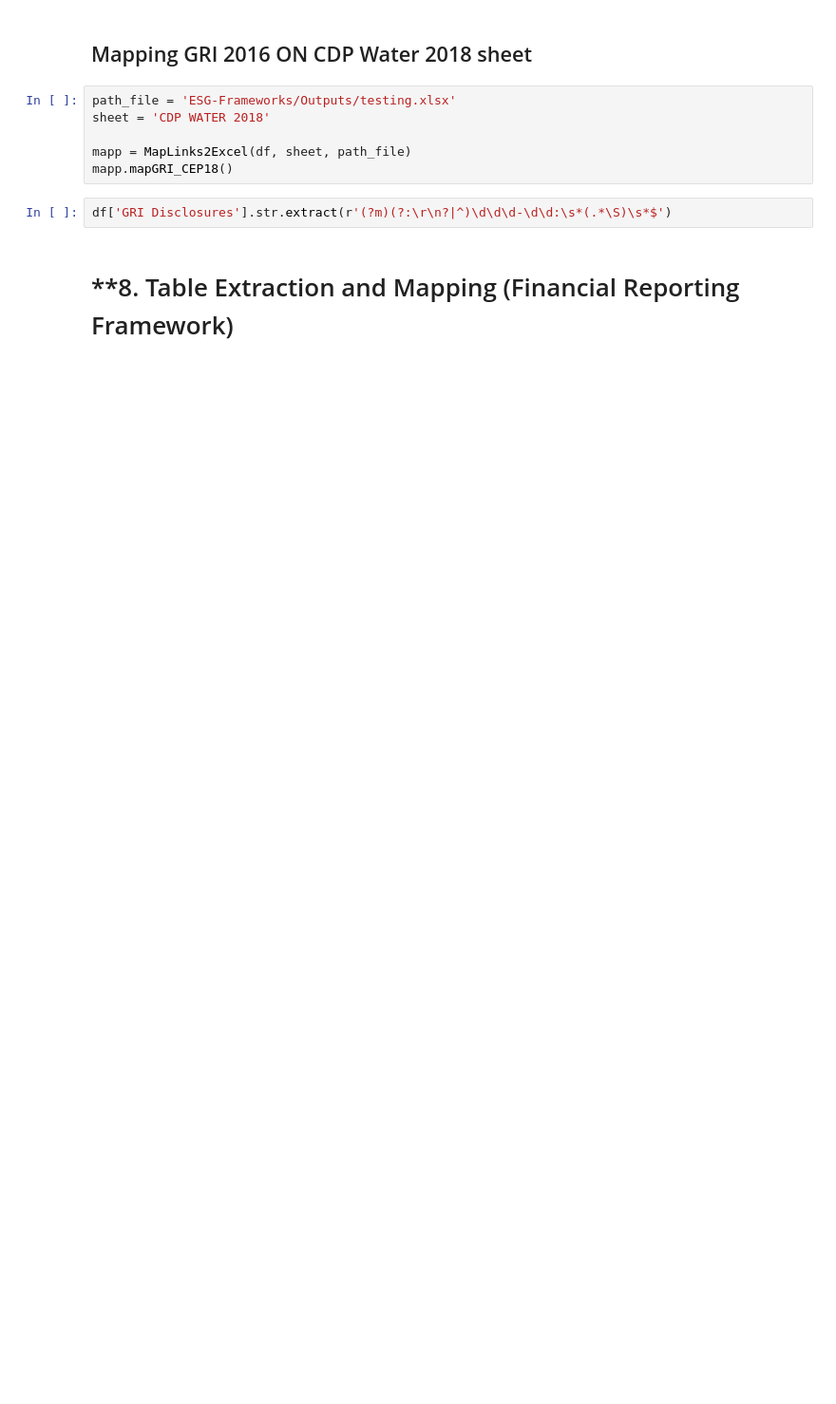
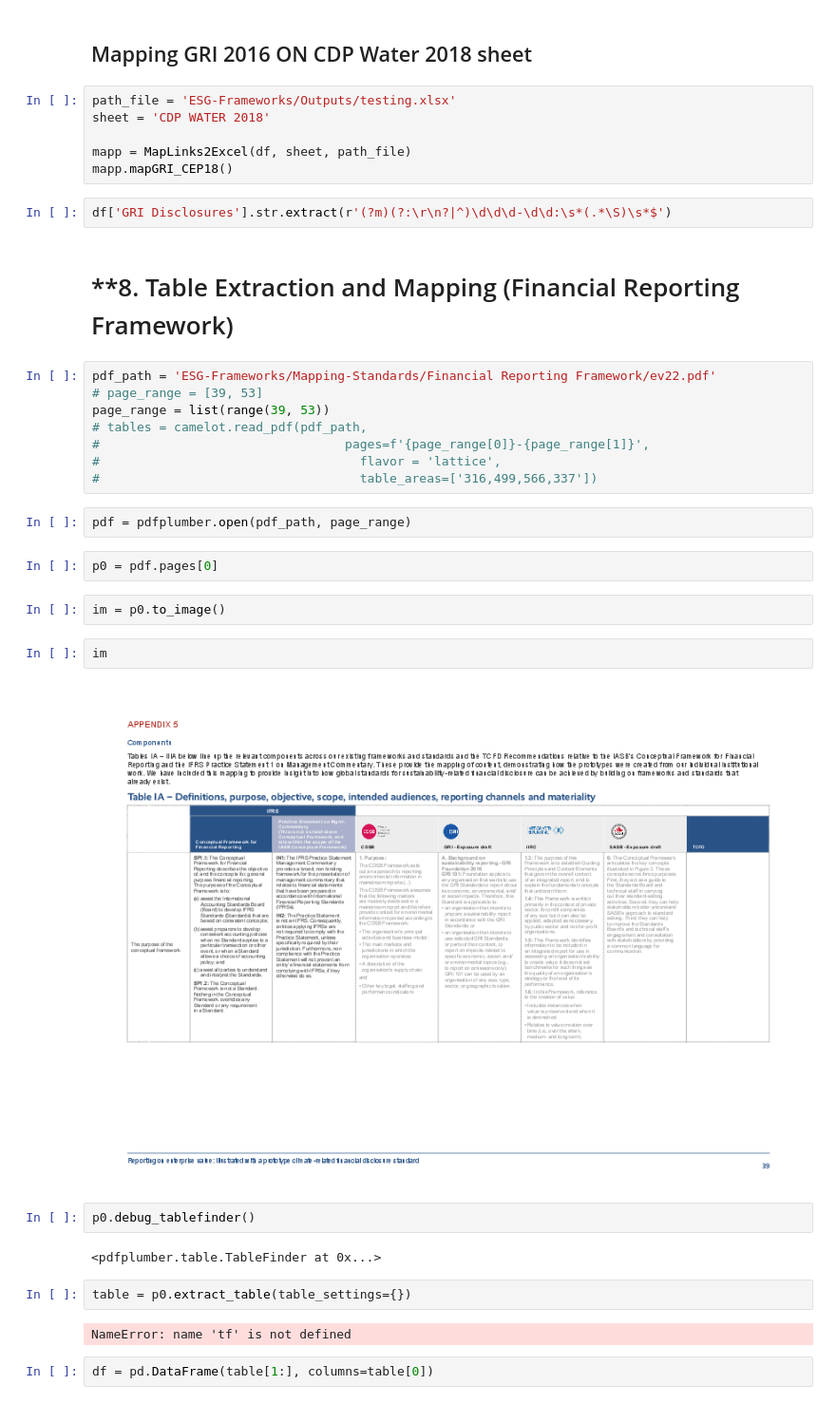
Before and after one commit to jorgesisco/ESG-Frameworks-Mapping, a Jupyter notebook: Script_Notebook.ipynb, the cells around one changed output. Shown at 95% size. Saved outputs shown, nothing was run; the diff lists cells and outputs as text; blank space fills up the shorter version.

```diff
--- a/Script_Notebook.ipynb
+++ b/Script_Notebook.ipynb
@@ -453,3 +449,31 @@ mapp.mapGRI_CEP18()
 df['GRI Disclosures'].str.extract(r'(?m)(?:\r\n?|^)\d\d\d-\d\d:\s*(.*\S)\s*$')
 # %% [markdown]
 # **8. Table Extraction and Mapping (Financial Reporting Framework)
+# %%
+pdf_path = 'ESG-Frameworks/Mapping-Standards/Financial Reporting Framework/ev22.pdf'
+# page_range = [39, 53]
+page_range = list(range(39, 53))
+# tables = camelot.read_pdf(pdf_path,
+# 								  pages=f'{page_range[0]}-{page_range[1]}',
+#                                   flavor = 'lattice',
+#                                   table_areas=['316,499,566,337'])
+# %%
+pdf = pdfplumber.open(pdf_path, page_range)
+# %%
+p0 = pdf.pages[0]
+# %%
+im = p0.to_image()
+# %%
+im
+# %% [output]
+[figure, added]
+# %%
+p0.debug_tablefinder()
+# %% [output]
+<pdfplumber.table.TableFinder at 0x...>
+# %%
+table = p0.extract_table(table_settings={})
+# %% [output]
+NameError: name 'tf' is not defined
+# %%
+df = pd.DataFrame(table[1:], columns=table[0])
```
Also changed, not shown: parts of 14 cells of this notebook, 3 other files.
